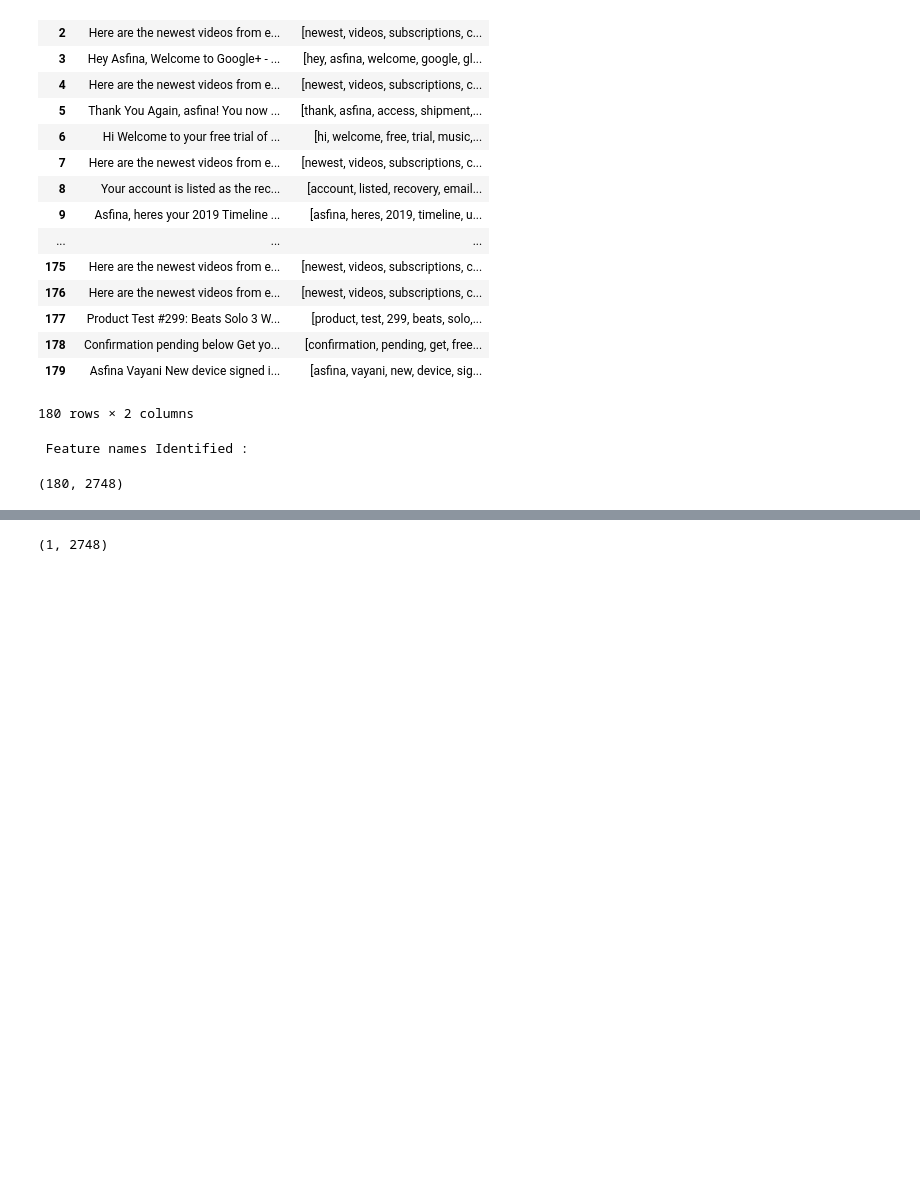
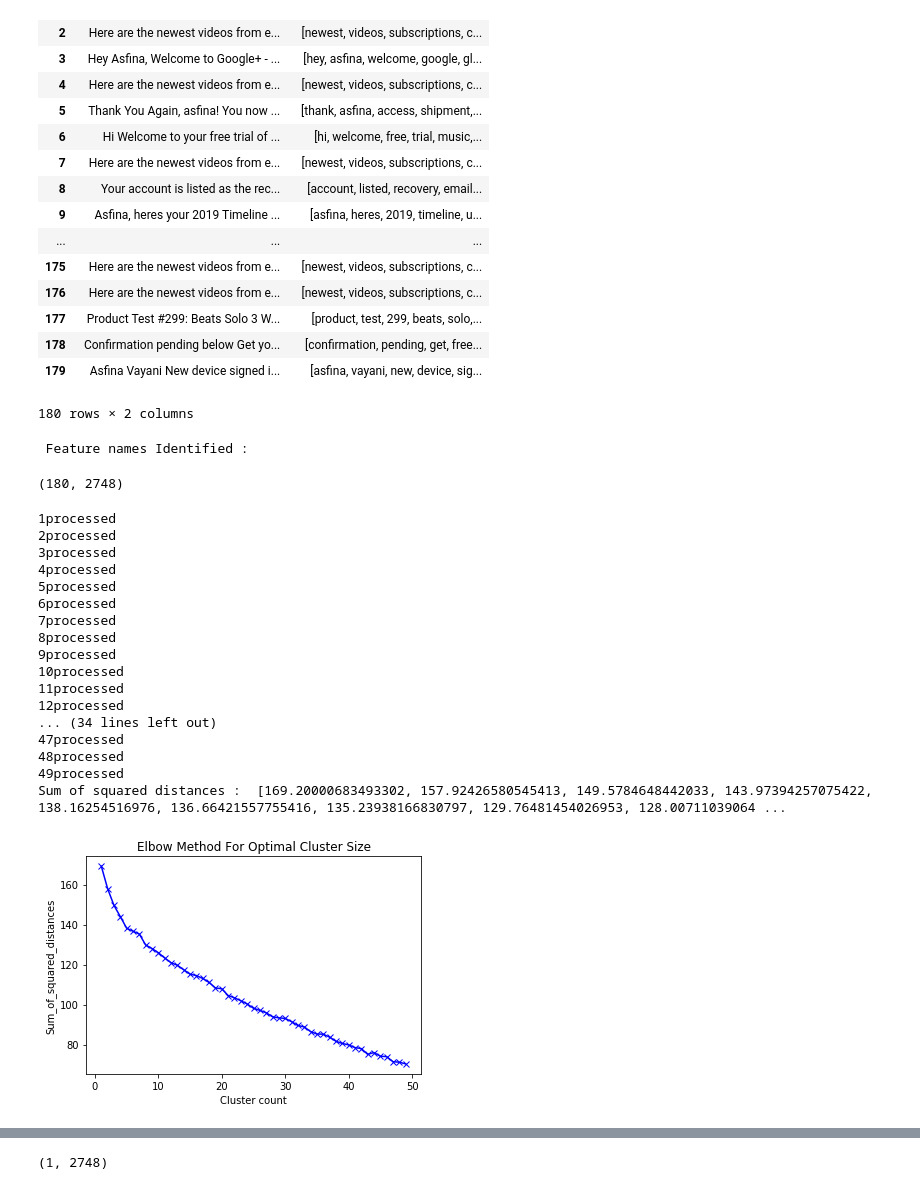
Before and after one commit to KMKnation/semantic_search_engine, a Jupyter notebook: KMeans.ipynb, the cells around one changed output, grey strips where cells are left out. Drawn from its saved outputs; the diff is of its cells as text; code cells hidden in the pictures; blank space fills up the shorter version.

```diff
--- a/KMeans.ipynb
+++ b/KMeans.ipynb
@@ -172 +175,40 @@ data_matrix.shape
+# %%
+#Find optimal cluster size by finding sum-of-squared-distances
+
+sosd = []
+#Run clustering for sizes 1 to 15 and capture inertia
+K = range(1,50)
+for k in K:
+    km = KMeans(n_clusters=k)
+    km = km.fit(data_matrix)
+    sosd.append(km.inertia_)
+    print(str(k) + "processed")
+print("Sum of squared distances : " ,sosd)
+
+#Plot sosd against number of clusters
+import matplotlib.pyplot as mpLib
+mpLib.plot(K, sosd, 'bx-')
+mpLib.xlabel('Cluster count')
+mpLib.ylabel('Sum_of_squared_distances')
+mpLib.title('Elbow Method For Optimal Cluster Size')
+mpLib.show()
+# %% [output]
+1processed
+2processed
+3processed
+4processed
+5processed
+6processed
+7processed
+8processed
+9processed
+10processed
+11processed
+12processed
+... (34 lines left out)
+47processed
+48processed
+49processed
+Sum of squared distances :  [169.20000683493302, 157.92426580545413, 149.5784648442033, 143.97394257075422, 138.16254516976, 136.66421557755416, 135.23938166830797, 129.76481454026953, 128.00711039064 ...
+[figure, added]
 # %%
```
Also changed, not shown: parts of 26 cells of this notebook.
